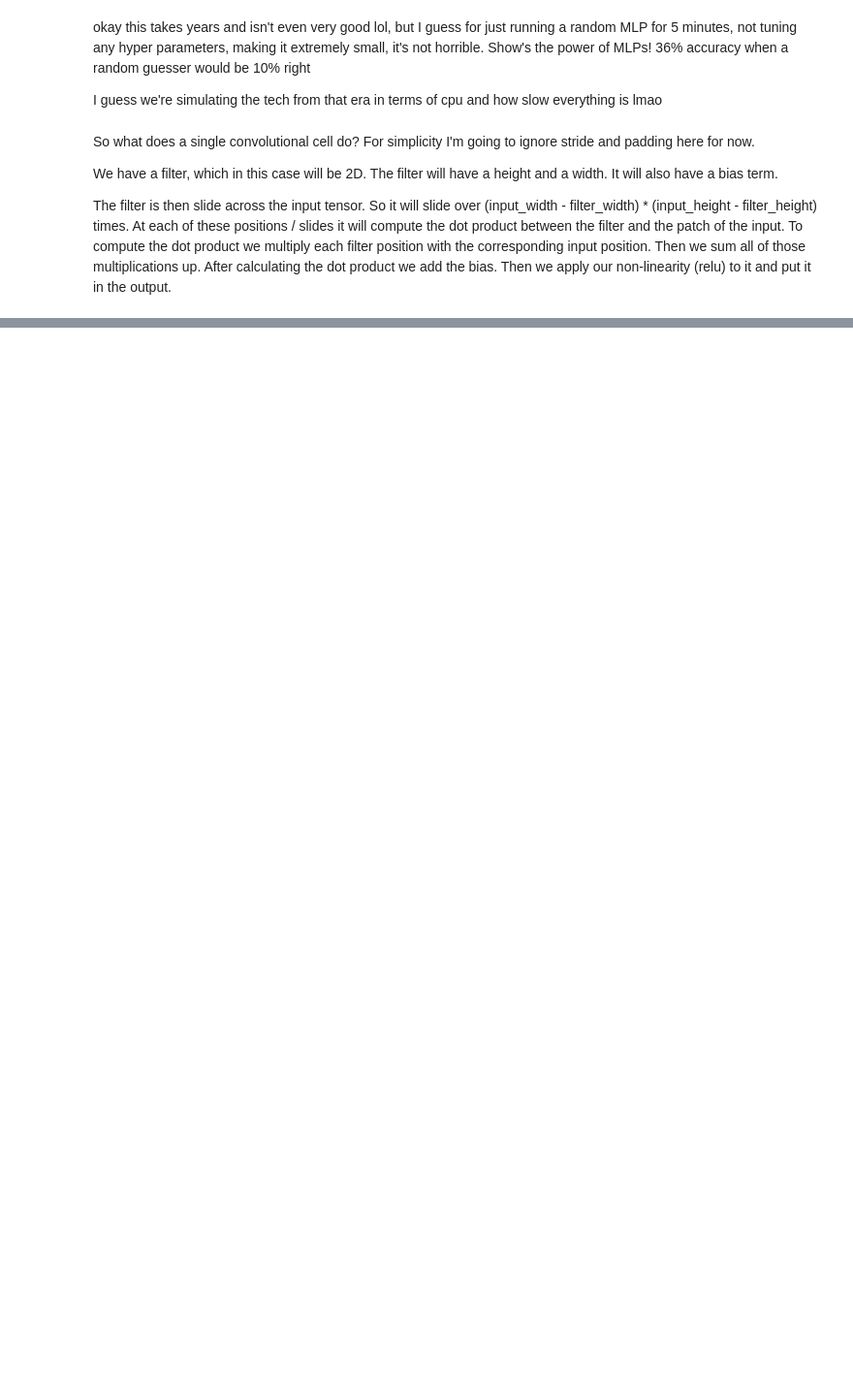
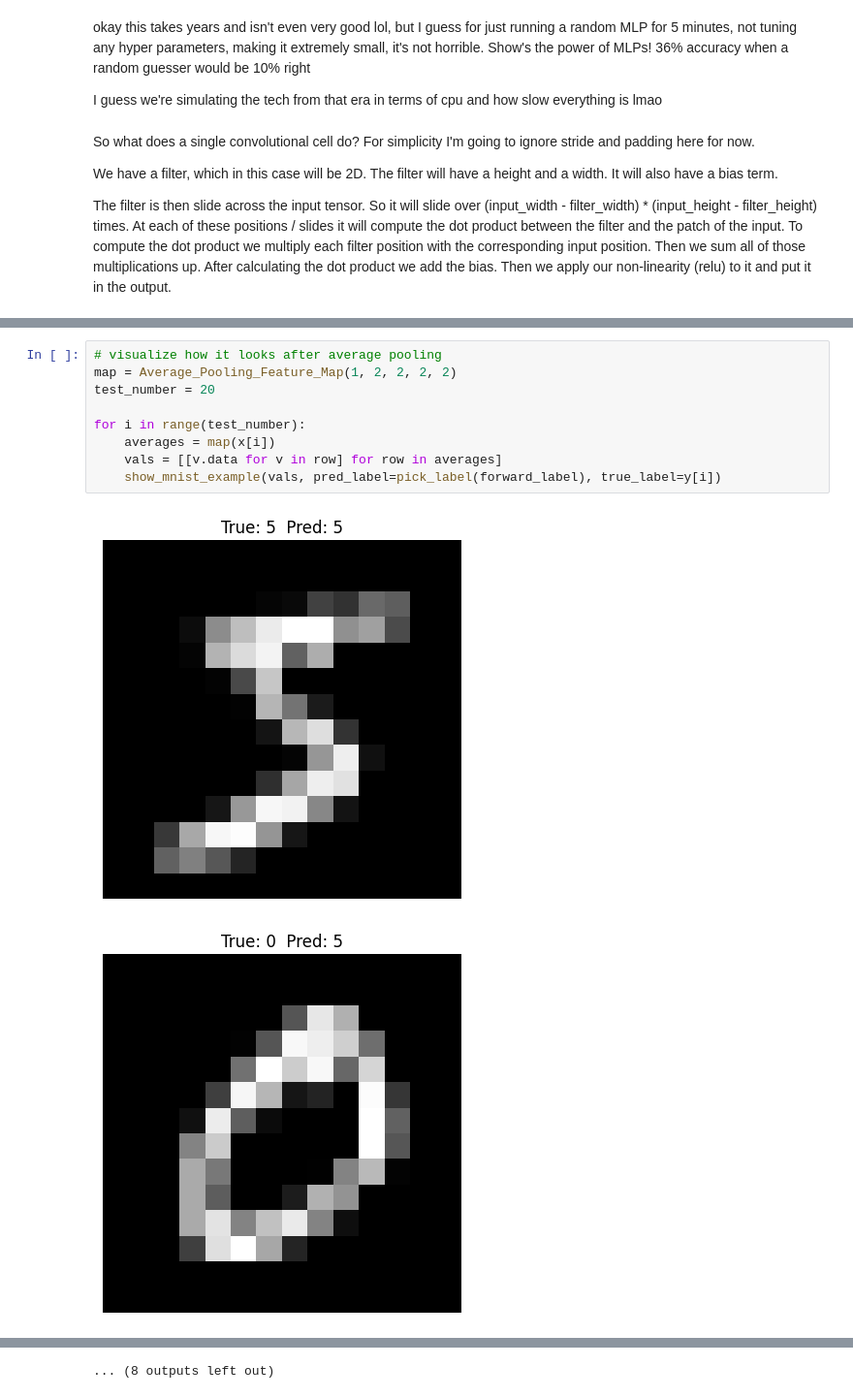
Before and after one commit to julianh65/ML_Learning, a Jupyter notebook: 02-lenet-training-fixes-and-optimizations/lenet.ipynb, the cells around one changed output, grey strips where cells are left out. Shown at 97% size. Cells and saved outputs as stored; diff of their text form; blank space fills up the shorter version.

```diff
--- a/02-lenet-training-fixes-and-optimizations/lenet.ipynb
+++ b/02-lenet-training-fixes-and-optimizations/lenet.ipynb
@@ -574,0 +789,12 @@ class Average_Pooling_Layer(Module):
+# %%
+# visualize how it looks after average pooling
+map = Average_Pooling_Feature_Map(1, 2, 2, 2, 2)
+test_number = 20
+
+for i in range(test_number):
+    averages = map(x[i])
+    vals = [[v.data for v in row] for row in averages]
+    show_mnist_example(vals, pred_label=pick_label(forward_label), true_label=y[i])
+# %% [output]
+[figure, added]
+[figure, added]
@@ -574,0 +811 @@ class Average_Pooling_Layer(Module):
+... (8 outputs left out)
```
Also changed, not shown: parts of 18 cells of this notebook, 2 other files.
